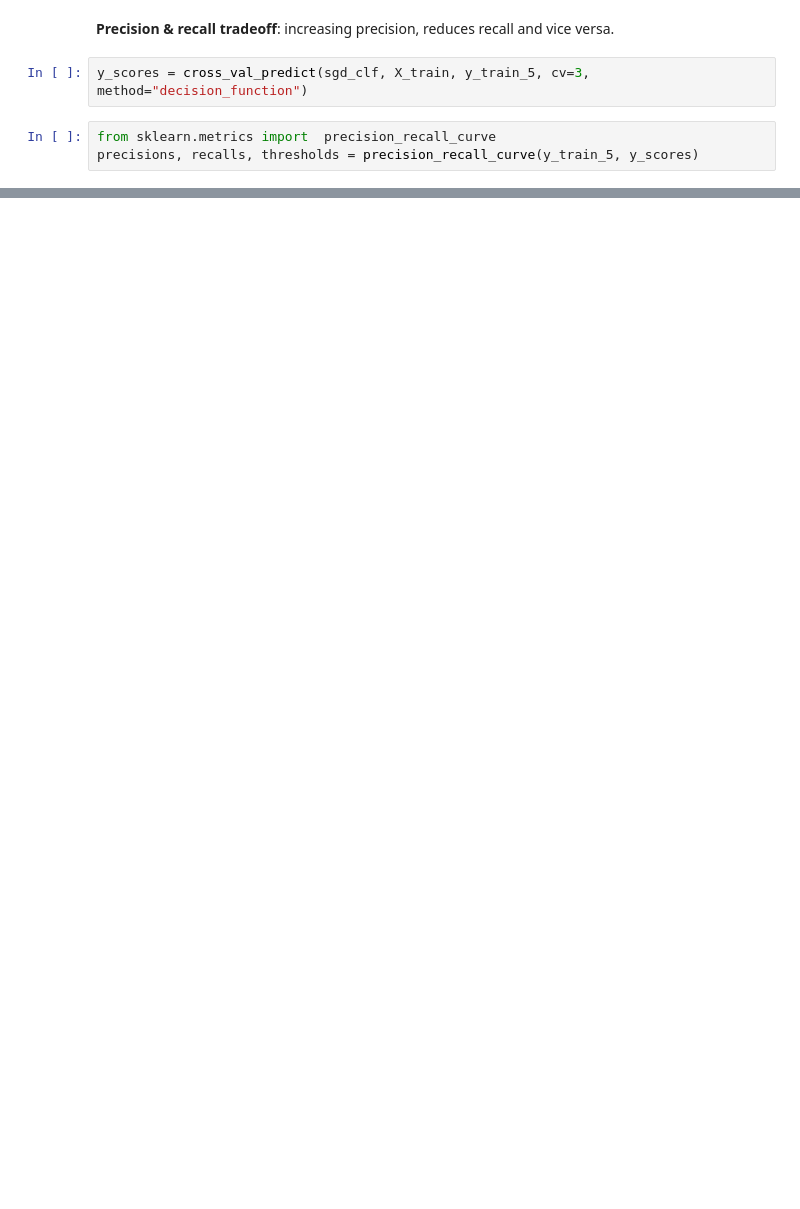
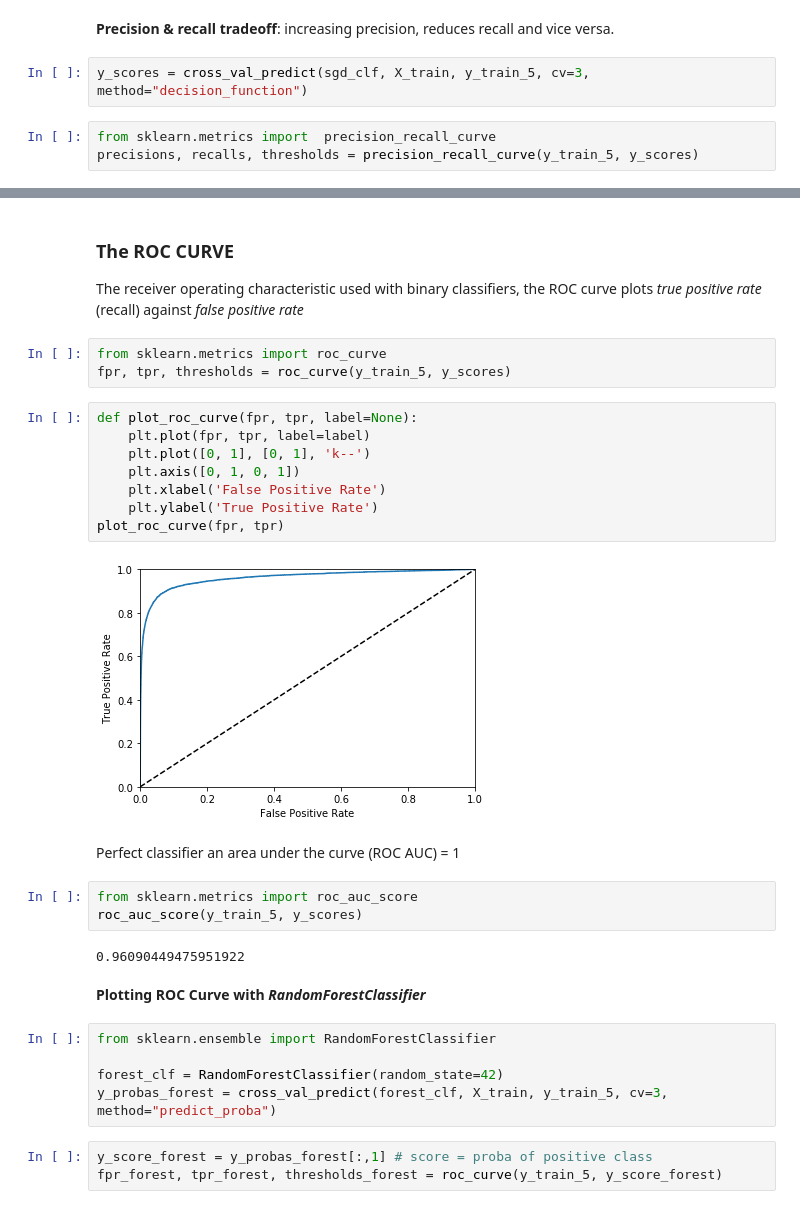
Before and after one commit to cuent/data-science-path, a Jupyter notebook: 3. Classification.ipynb, the cells around one changed output, grey strips where cells are left out. Cells and saved outputs as stored; diff of their text form; blank space fills up the shorter version.

```diff
--- a/3. Classification.ipynb
+++ b/3. Classification.ipynb
@@ -191,0 +192,34 @@ plot_precision_recall_vs_threshold(precisions, recalls, thresholds)
+# %% [markdown]
+### The ROC CURVE
+
+The receiver operating characteristic used with binary classifiers, the ROC curve plots _true positive rate_ (recall) against _false positive rate_
+# %%
+from sklearn.metrics import roc_curve
+fpr, tpr, thresholds = roc_curve(y_train_5, y_scores)
+# %%
+def plot_roc_curve(fpr, tpr, label=None):
+    plt.plot(fpr, tpr, label=label)
+    plt.plot([0, 1], [0, 1], 'k--')
+    plt.axis([0, 1, 0, 1])
+    plt.xlabel('False Positive Rate')
+    plt.ylabel('True Positive Rate')
+plot_roc_curve(fpr, tpr)
+# %% [output]
+[figure, added]
+# %% [markdown]
+Perfect classifier an area under the curve (ROC AUC) = 1
+# %%
+from sklearn.metrics import roc_auc_score
+roc_auc_score(y_train_5, y_scores)
+# %% [output]
+0.96090449475951922
+# %% [markdown]
+**Plotting ROC Curve with _RandomForestClassifier_**
+# %%
+from sklearn.ensemble import RandomForestClassifier
+
+forest_clf = RandomForestClassifier(random_state=42)
+y_probas_forest = cross_val_predict(forest_clf, X_train, y_train_5, cv=3, method="predict_proba")
+# %%
+y_score_forest = y_probas_forest[:,1] # score = proba of positive class
+fpr_forest, tpr_forest, thresholds_forest = roc_curve(y_train_5, y_score_forest)
```
Also changed, not shown: parts of 20 cells of this notebook.
